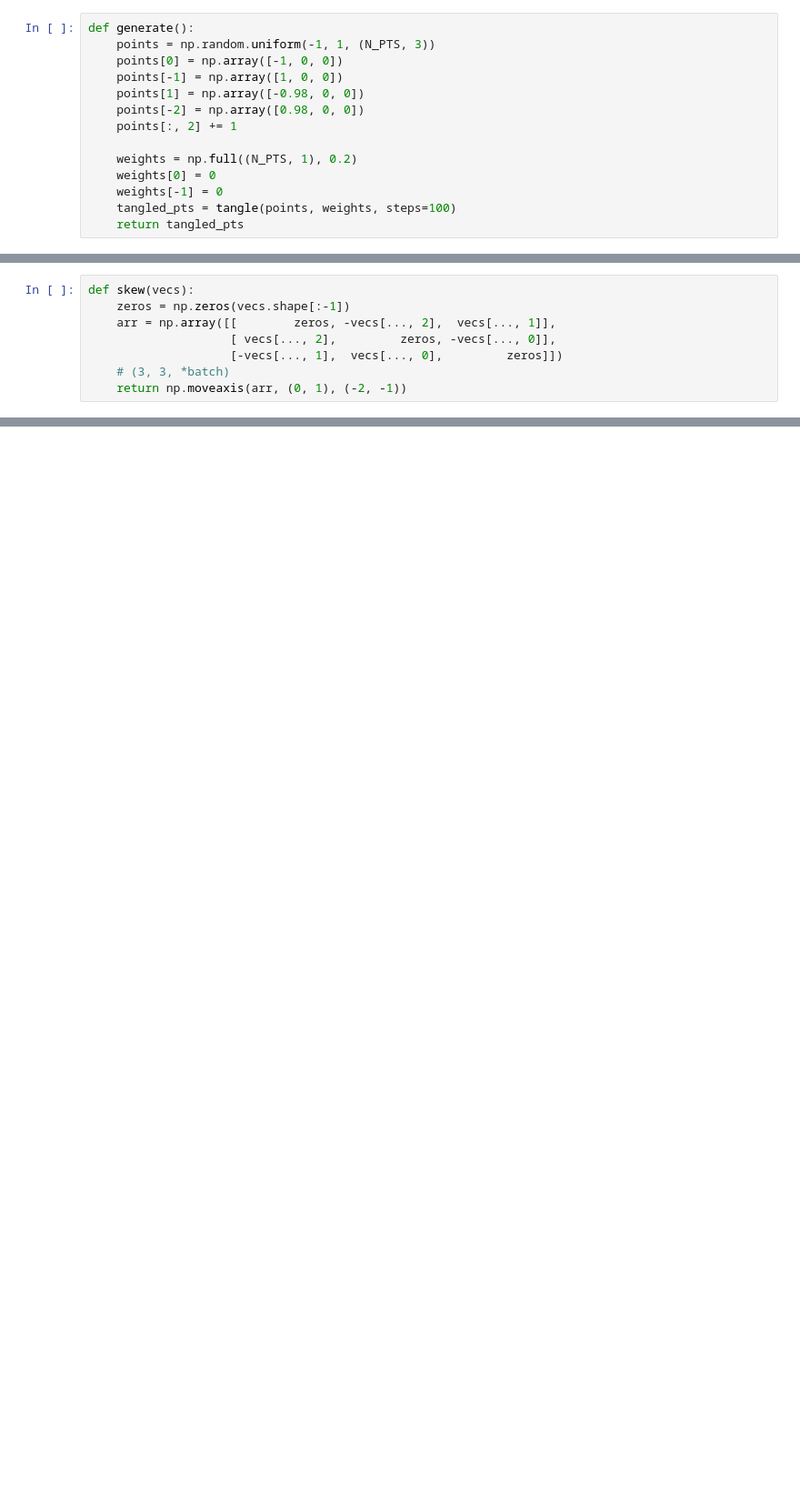
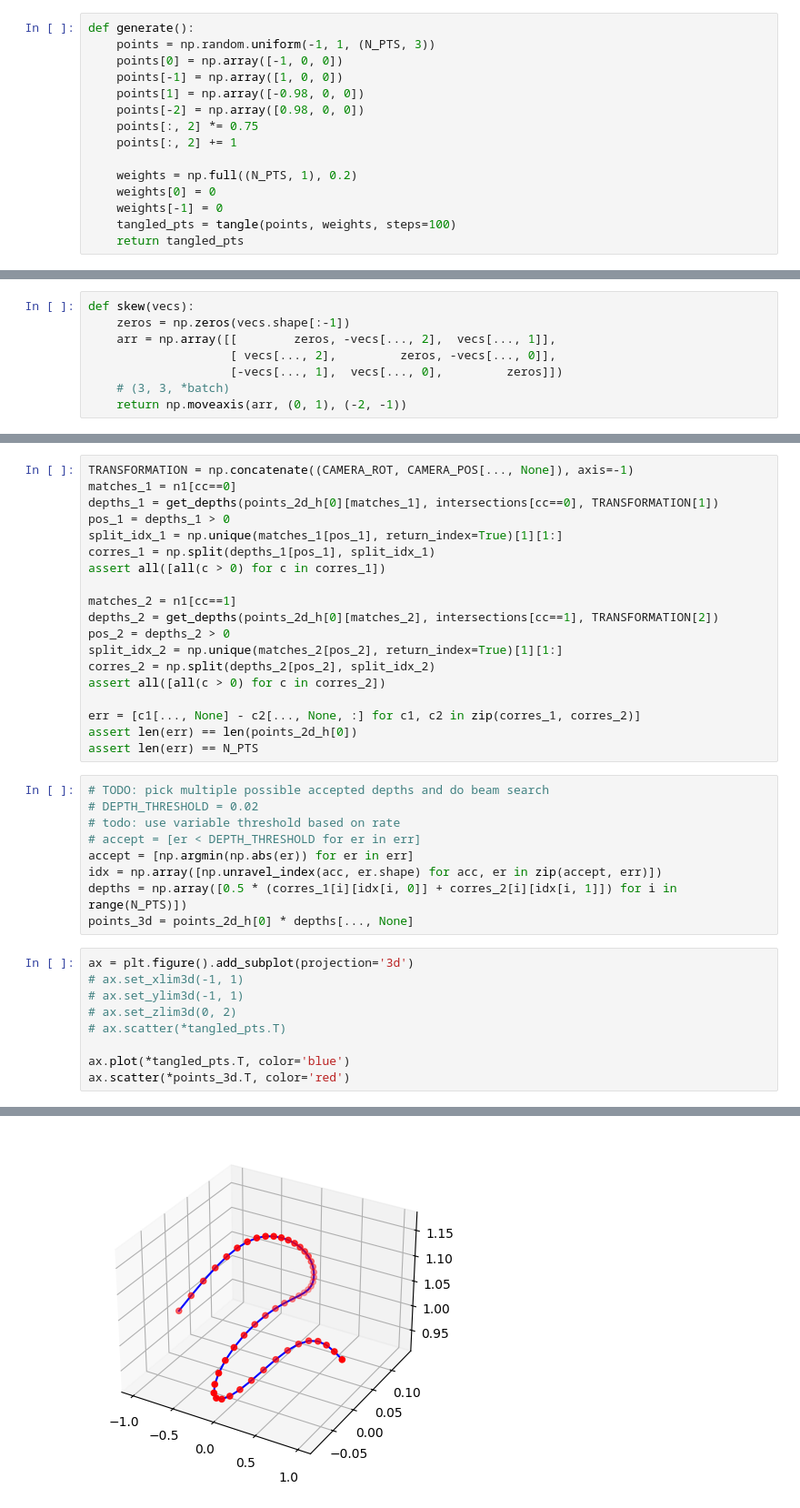
Before and after one commit to DreekFire/BuzzBot, a Jupyter notebook: vision.ipynb, the cells around one changed output, grey strips where cells are left out. Shown at 91% size. Cells and saved outputs as stored; diff of their text form; blank space fills up the shorter version.

Commit message:
multicamera depth finding done in sim

```diff
--- a/vision.ipynb
+++ b/vision.ipynb
@@ -69,6 +69,7 @@ def generate():
     points[-1] = np.array([1, 0, 0])
     points[1] = np.array([-0.98, 0, 0])
     points[-2] = np.array([0.98, 0, 0])
+    points[:, 2] *= 0.75
     points[:, 2] += 1
 
     weights = np.full((N_PTS, 1), 0.2)
@@ -244,0 +239,38 @@ MovieWriter ffmpeg unavailable; using Pillow instead.
+# %%
+TRANSFORMATION = np.concatenate((CAMERA_ROT, CAMERA_POS[..., None]), axis=-1)
+matches_1 = n1[cc==0]
+depths_1 = get_depths(points_2d_h[0][matches_1], intersections[cc==0], TRANSFORMATION[1])
+pos_1 = depths_1 > 0
+split_idx_1 = np.unique(matches_1[pos_1], return_index=True)[1][1:]
+corres_1 = np.split(depths_1[pos_1], split_idx_1)
+assert all([all(c > 0) for c in corres_1])
+
+matches_2 = n1[cc==1]
+depths_2 = get_depths(points_2d_h[0][matches_2], intersections[cc==1], TRANSFORMATION[2])
+pos_2 = depths_2 > 0
+split_idx_2 = np.unique(matches_2[pos_2], return_index=True)[1][1:]
+corres_2 = np.split(depths_2[pos_2], split_idx_2)
+assert all([all(c > 0) for c in corres_2])
+
+err = [c1[..., None] - c2[..., None, :] for c1, c2 in zip(corres_1, corres_2)]
+assert len(err) == len(points_2d_h[0])
+assert len(err) == N_PTS
+# %%
+# TODO: pick multiple possible accepted depths and do beam search
+# DEPTH_THRESHOLD = 0.02
+# todo: use variable threshold based on rate
+# accept = [er < DEPTH_THRESHOLD for er in err]
+accept = [np.argmin(np.abs(er)) for er in err]
+idx = np.array([np.unravel_index(acc, er.shape) for acc, er in zip(accept, err)])
+depths = np.array([0.5 * (corres_1[i][idx[i, 0]] + corres_2[i][idx[i, 1]]) for i in range(N_PTS)])
+points_3d = points_2d_h[0] * depths[..., None]
+# %%
+ax = plt.figure().add_subplot(projection='3d')
+# ax.set_xlim3d(-1, 1)
+# ax.set_ylim3d(-1, 1)
+# ax.set_zlim3d(0, 2)
+# ax.scatter(*tangled_pts.T)
+
+ax.plot(*tangled_pts.T, color='blue')
+ax.scatter(*points_3d.T, color='red')
+# %% [output]
@@ -244,0 +278 @@ MovieWriter ffmpeg unavailable; using Pillow instead.
+[figure, added]
```
Also changed, not shown: parts of 8 cells of this notebook.
